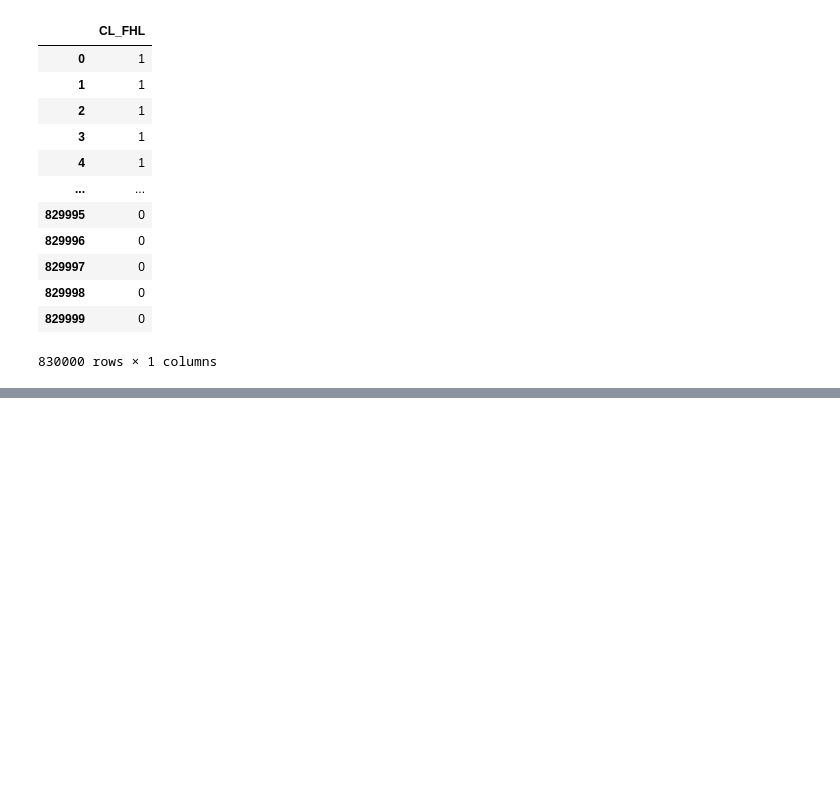
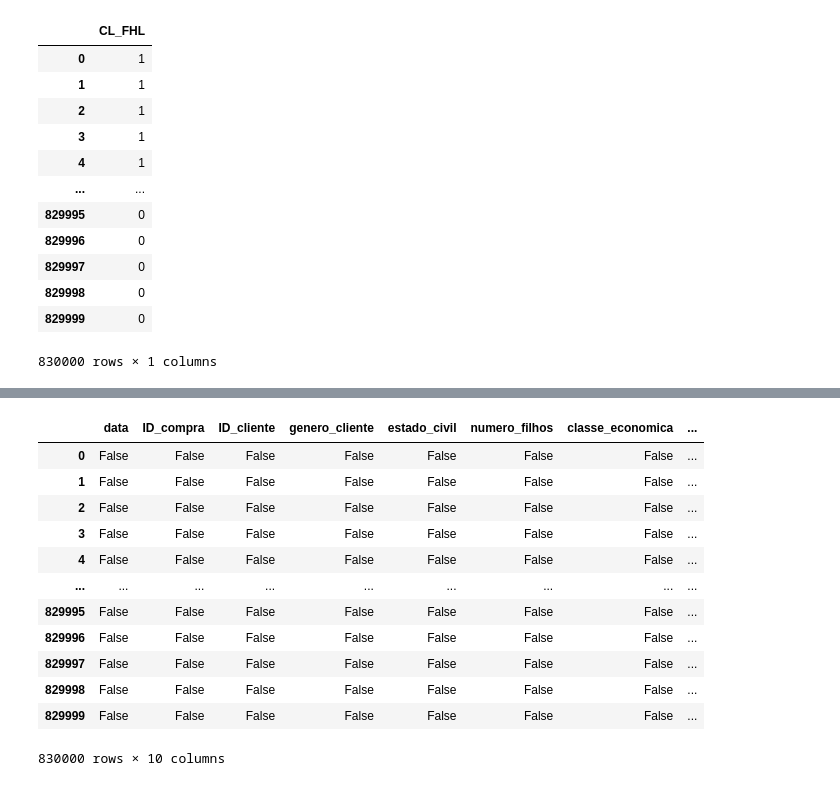
Before and after one commit to jlbfloripa/MiniProjeto_Juliana_Lhullier_Borghetti_Turma_v7.ipynb, a Jupyter notebook: Mini_Projeto_Juliana_Lhullier_Borghetti_v7.ipynb, the cells around one changed output, grey strips where cells are left out. Saved outputs shown, nothing was run; the diff lists cells and outputs as text; code cells hidden in the pictures; blank space fills up the shorter version.

```diff
--- a/Mini_Projeto_Juliana_Lhullier_Borghetti_v7.ipynb
+++ b/Mini_Projeto_Juliana_Lhullier_Borghetti_v7.ipynb
@@ -161,0 +252,18 @@ df_varejo[["CL_FHL"]]
+# %%
+# Conferi novamente os valores ausentes no DataFrame
+
+df_varejo_limpo.isna()
+# %% [output]
+|  | data | ID_compra | ID_cliente | genero_cliente | estado_civil | numero_filhos | classe_economica | ... |
+| 0 | False | False | False | False | False | False | False | ... |
+| 1 | False | False | False | False | False | False | False | ... |
+| 2 | False | False | False | False | False | False | False | ... |
+| 3 | False | False | False | False | False | False | False | ... |
+| 4 | False | False | False | False | False | False | False | ... |
+| ... | ... | ... | ... | ... | ... | ... | ... | ... |
+| 829995 | False | False | False | False | False | False | False | ... |
+| 829996 | False | False | False | False | False | False | False | ... |
+| 829997 | False | False | False | False | False | False | False | ... |
+| 829998 | False | False | False | False | False | False | False | ... |
+| 829999 | False | False | False | False | False | False | False | ... |
+830000 rows × 10 columns
```
Also changed, not shown: parts of 23 cells of this notebook, 1 other file.
